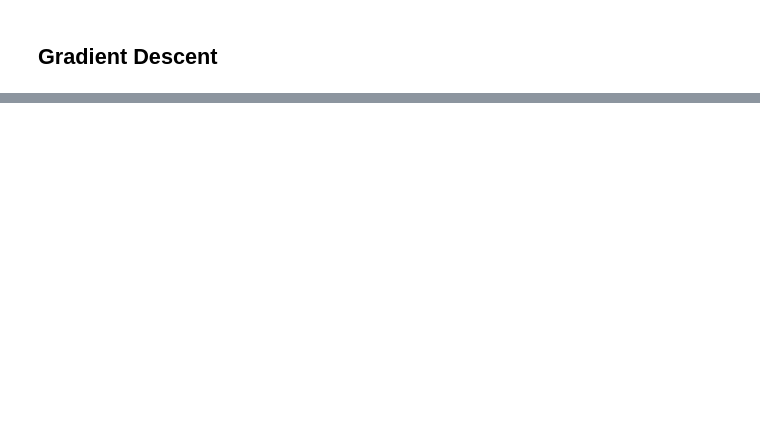
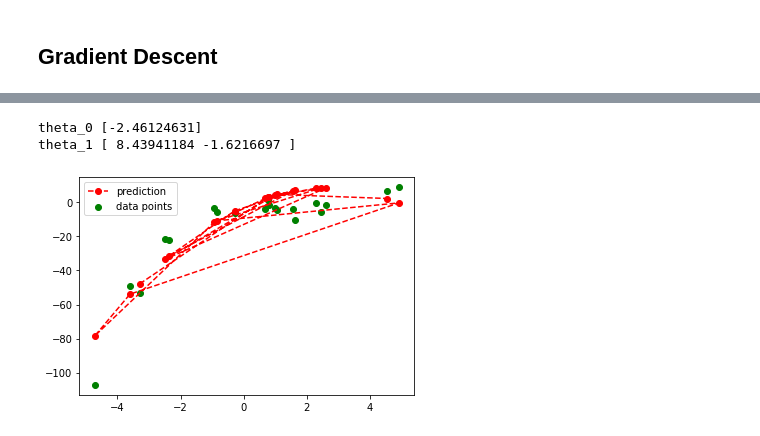
Before and after one commit to Mohamed209/machine-learning-course, a Jupyter notebook: Chapter_4_supervised_learning/1_linear-regression/1_linear_regression_algorithm/linear_regression_from_scratch.ipynb, the cells around one changed output, grey strips where cells are left out. Saved outputs shown, nothing was run; the diff lists cells and outputs as text; code cells hidden in the pictures; blank space fills up the shorter version.

```diff
--- a/Chapter_4_supervised_learning/1_linear-regression/1_linear_regression_algorithm/linear_regression_from_scratch.ipynb
+++ b/Chapter_4_supervised_learning/1_linear-regression/1_linear_regression_algorithm/linear_regression_from_scratch.ipynb
@@ -51,0 +130,4 @@ we note that fitted line is not the best , for linear regression chaging trainin
+# %%
+from sklearn.preprocessing import PolynomialFeatures
+polynomial_features= PolynomialFeatures(degree=2,include_bias=False)
+x_poly = polynomial_features.fit_transform(x) # check https://scikit-learn.org/stable/modules/generated/sklearn.preprocessing.PolynomialFeatures.html
@@ -51,0 +158,3 @@ we note that fitted line is not the best , for linear regression chaging trainin
+# %%
+model2=SGDRegressor(verbose=1)
+model2.fit(x_poly,y)
@@ -51,0 +185,16 @@ we note that fitted line is not the best , for linear regression chaging trainin
+# %%
+# show model coefs
+print("theta_0",model2.intercept_)
+print("theta_1",model2.coef_)
+# %% [output]
+theta_0 [-2.46124631]
+theta_1 [ 8.43941184 -1.6216697 ]
+# %%
+# plot model2 predictions vs actual values
+y_pred2=model2.predict(x_poly)
+plt.scatter(x,y,label='data points',color='g')
+plt.plot(x,y_pred2,linestyle='--', marker='o',color='r',label='prediction')
+plt.legend() # show legend
+plt.show()
+# %% [output]
+[figure, added]
```
Also changed, not shown: parts of 11 cells of this notebook, 9 other files.
